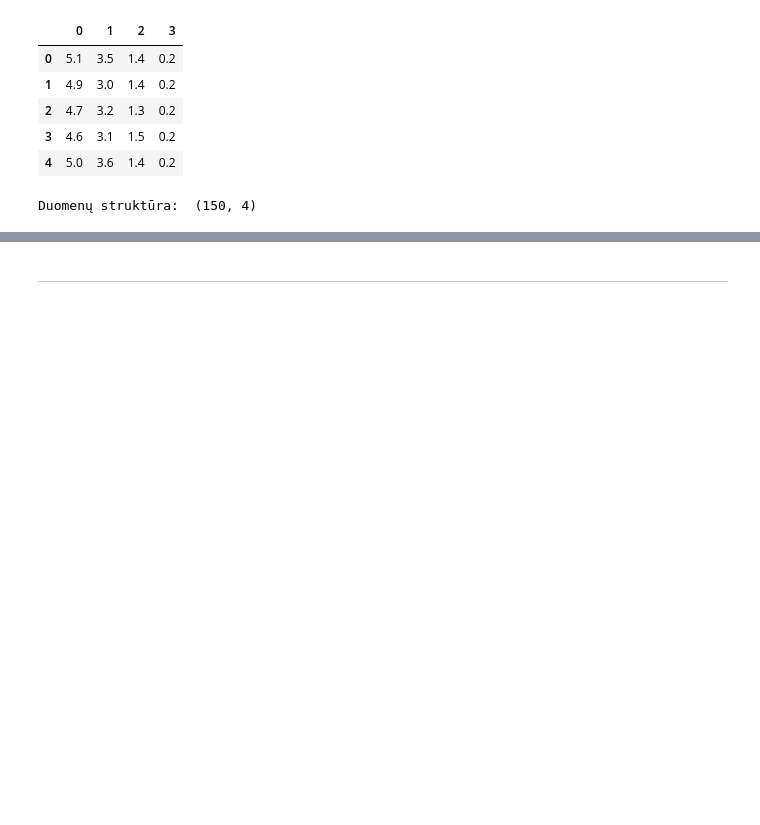
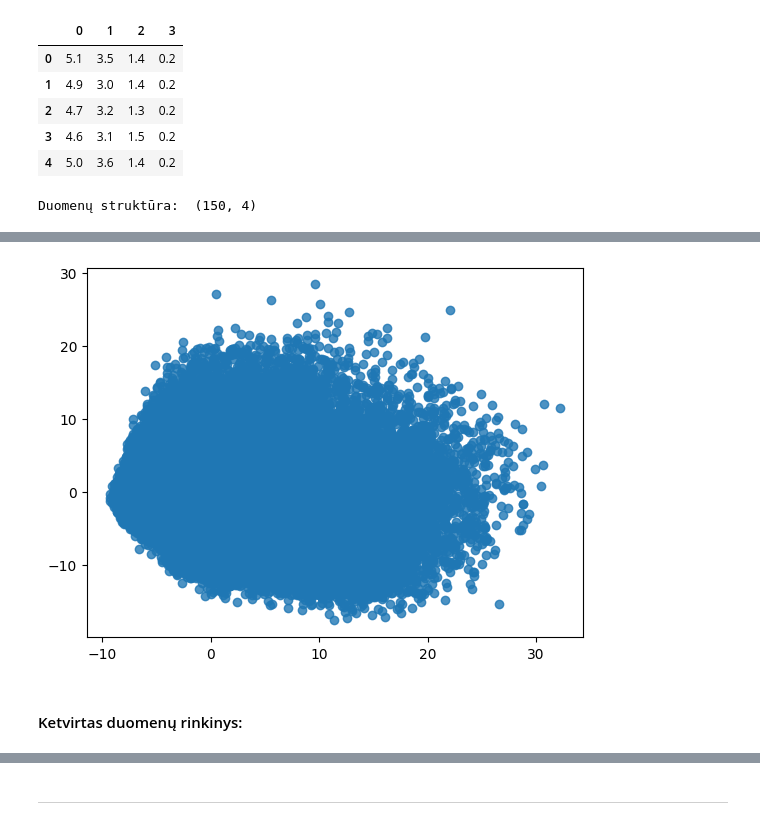
Before and after one commit to EvelinaDu/Papildomi_duomenu_vizualizavimo_skyriai, a Jupyter notebook: Algoritmas/kodas.ipynb, the cells around one changed output, grey strips where cells are left out. Cells and saved outputs as stored; diff of their text form; code cells hidden in the pictures; blank space fills up the shorter version.

```diff
--- a/Algoritmas/kodas.ipynb
+++ b/Algoritmas/kodas.ipynb
@@ -92,0 +129,7 @@ Dvi pagrindinės komponentės, kurio paaiškina didžiausią kiekį dispersijos:
+# %%
+plt.scatter(transformed_train[:, 0], transformed_train[:, 1], alpha=0.8)
+plt.show()
+# %% [output]
+[figure, added]
+# %% [markdown]
+#### Ketvirtas duomenų rinkinys:
```
Also changed, not shown: parts of 20 cells of this notebook.
